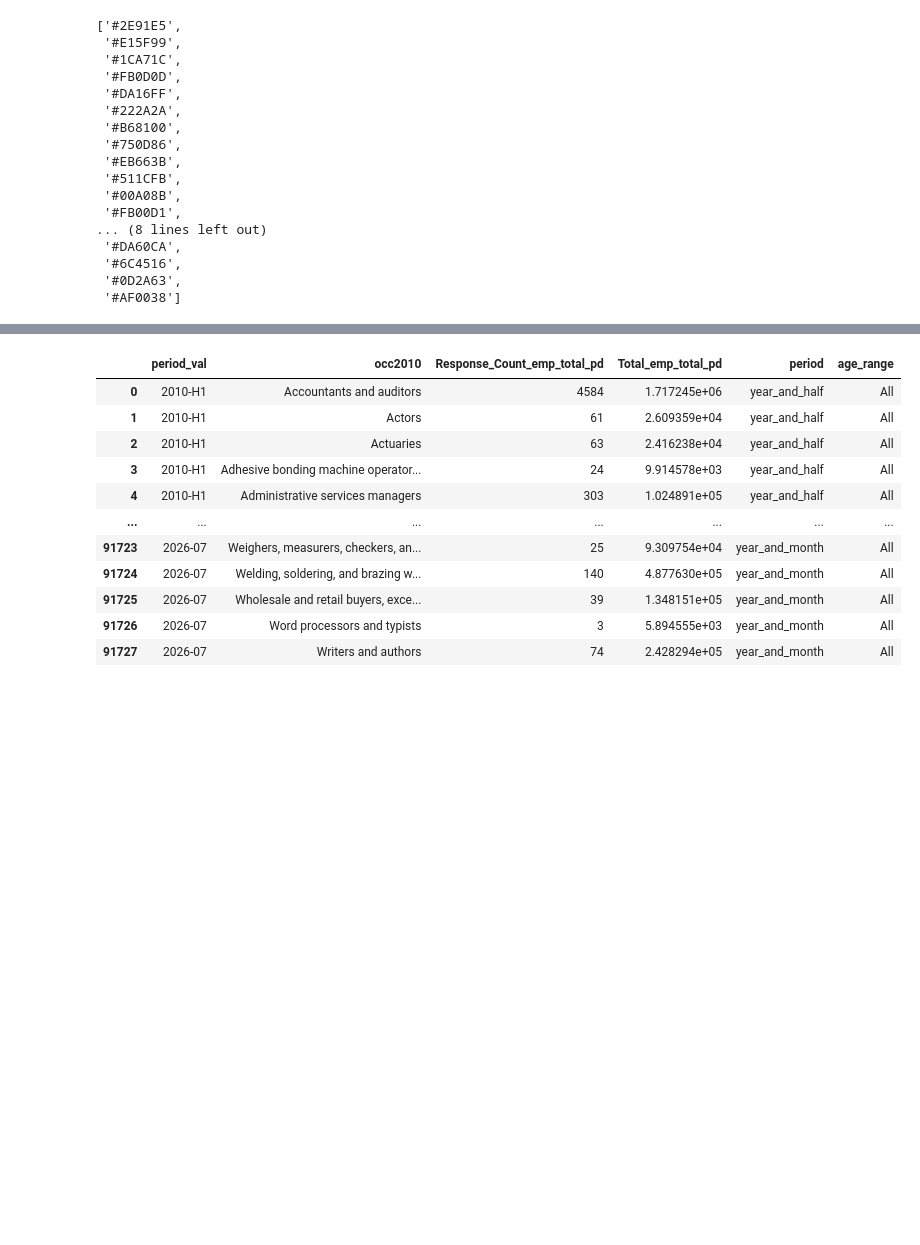
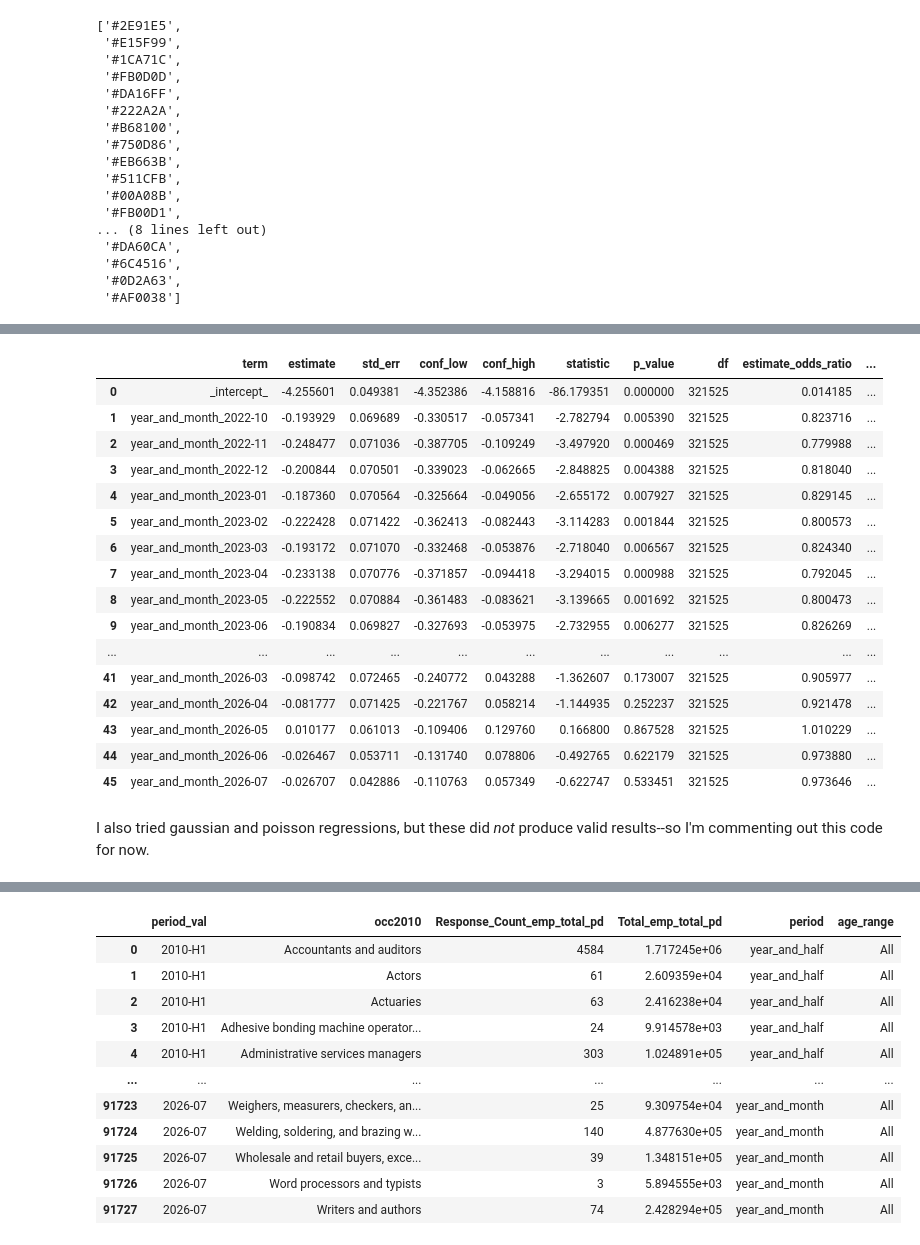
Before and after one commit to kburchfiel/employment_trends, a Jupyter notebook: employment_trends.ipynb, the cells around one changed output, grey strips where cells are left out. Cells and saved outputs as stored; diff of their text form; code cells hidden in the pictures; blank space fills up the shorter version.

```diff
--- a/employment_trends.ipynb
+++ b/employment_trends.ipynb
@@ -1817,0 +1863,5 @@ px.colors.qualitative.Dark24
+# %%
+logistic_reg_model = logistic_reg_sample.glm.fit(
+y = "employed_as_software_developer", x = [svy.Cat("year_and_month",
+ref = latest_month)], family = "binomial", link = "logit", where = [
+svy.col("age_as_int") >= 22, svy.col("age_as_int") <= 65])
@@ -1817,0 +1886,28 @@ px.colors.qualitative.Dark24
+# %%
+df_logistic_reg_model = logistic_reg_model.to_polars().to_pandas()
+for c in ['estimate', 'conf_low', 'conf_high']:
+    df_logistic_reg_model[c+'_odds_ratio'] = np.exp(df_logistic_reg_model[c])
+
+df_logistic_reg_model['Significant'] = np.where(
+df_logistic_reg_model['p_value'] <= 0.05, 1, 0)
+df_logistic_reg_model
+# %% [output]
+|  | term | estimate | std_err | conf_low | conf_high | statistic | p_value | df | estimate_odds_ratio | ... |
+| 0 | _intercept_ | -4.255601 | 0.049381 | -4.352386 | -4.158816 | -86.179351 | 0.000000 | 321525 | 0.014185 | ... |
+| 1 | year_and_month_2022-10 | -0.193929 | 0.069689 | -0.330517 | -0.057341 | -2.782794 | 0.005390 | 321525 | 0.823716 | ... |
+| 2 | year_and_month_2022-11 | -0.248477 | 0.071036 | -0.387705 | -0.109249 | -3.497920 | 0.000469 | 321525 | 0.779988 | ... |
+| 3 | year_and_month_2022-12 | -0.200844 | 0.070501 | -0.339023 | -0.062665 | -2.848825 | 0.004388 | 321525 | 0.818040 | ... |
+| 4 | year_and_month_2023-01 | -0.187360 | 0.070564 | -0.325664 | -0.049056 | -2.655172 | 0.007927 | 321525 | 0.829145 | ... |
+| 5 | year_and_month_2023-02 | -0.222428 | 0.071422 | -0.362413 | -0.082443 | -3.114283 | 0.001844 | 321525 | 0.800573 | ... |
+| 6 | year_and_month_2023-03 | -0.193172 | 0.071070 | -0.332468 | -0.053876 | -2.718040 | 0.006567 | 321525 | 0.824340 | ... |
+| 7 | year_and_month_2023-04 | -0.233138 | 0.070776 | -0.371857 | -0.094418 | -3.294015 | 0.000988 | 321525 | 0.792045 | ... |
+| 8 | year_and_month_2023-05 | -0.222552 | 0.070884 | -0.361483 | -0.083621 | -3.139665 | 0.001692 | 321525 | 0.800473 | ... |
+| 9 | year_and_month_2023-06 | -0.190834 | 0.069827 | -0.327693 | -0.053975 | -2.732955 | 0.006277 | 321525 | 0.826269 | ... |
+| ... | ... | ... | ... | ... | ... | ... | ... | ... | ... | ... |
+| 41 | year_and_month_2026-03 | -0.098742 | 0.072465 | -0.240772 | 0.043288 | -1.362607 | 0.173007 | 321525 | 0.905977 | ... |
+| 42 | year_and_month_2026-04 | -0.081777 | 0.071425 | -0.221767 | 0.058214 | -1.144935 | 0.252237 | 321525 | 0.921478 | ... |
+| 43 | year_and_month_2026-05 | 0.010177 | 0.061013 | -0.109406 | 0.129760 | 0.166800 | 0.867528 | 321525 | 1.010229 | ... |
+| 44 | year_and_month_2026-06 | -0.026467 | 0.053711 | -0.131740 | 0.078806 | -0.492765 | 0.622179 | 321525 | 0.973880 | ... |
+| 45 | year_and_month_2026-07 | -0.026707 | 0.042886 | -0.110763 | 0.057349 | -0.622747 | 0.533451 | 321525 | 0.973646 | ... |
+# %% [markdown]
+I also tried gaussian and poisson regressions, but these did *not* produce valid results--so I'm commenting out this code for now.
```
Also changed, not shown: parts of 34 cells of this notebook, 1 other file.
